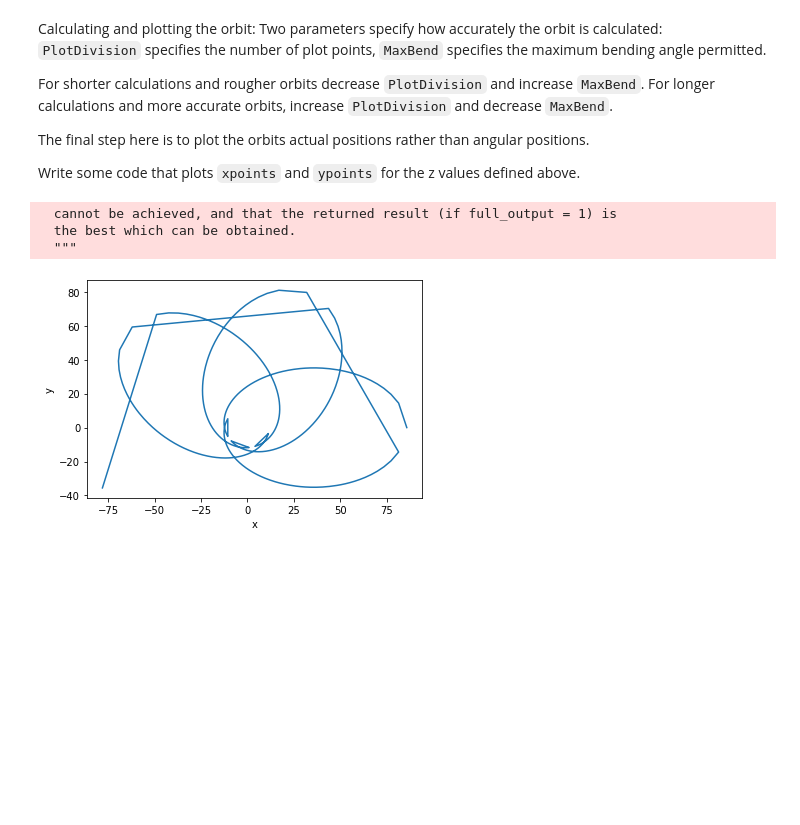
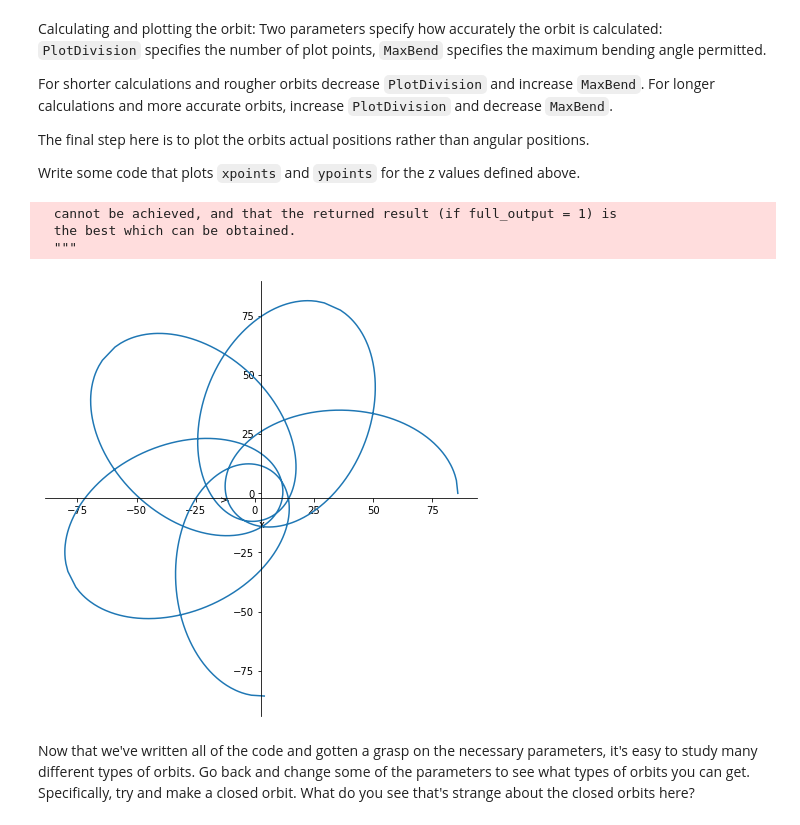
Before and after one commit to wentmich/mmss, a Jupyter notebook: schorbits.ipynb, the cells around one changed output. Saved outputs shown, nothing was run; the diff lists cells and outputs as text; code cells hidden in the pictures; blank space fills up the shorter version.

Commit message:
Fixing orbits in schorbits.ipynb

```diff
--- a/schorbits.ipynb
+++ b/schorbits.ipynb
@@ -453,14 +336,25 @@ yvals = np.zeros(np.shape(zvals))
 for i in range(np.size(zvals)):
     xvals[i] = xpoints(zvals[i])
     yvals[i] = ypoints(zvals[i])
-
-plt.plot(xvals, yvals)
-#plt.axes().set_aspect('equal')
-plt.xlabel('x')
-plt.ylabel('y')
-plt.show()
 # %% [output]
   cannot be achieved, and that the returned result (if full_output = 1) is
   the best which can be obtained.
   """
-[figure, removed]
+# %%
+fig = plt.figure(figsize=(8, 8))
+ax = fig.add_subplot(1, 1, 1)
+
+ax.spines['left'].set_position('center')
+ax.spines['bottom'].set_position('center')
+ax.spines['right'].set_color('none')
+ax.spines['top'].set_color('none')
+
+plt.plot(xvals, yvals)
+plt.axes().set_aspect('equal')
+plt.xlabel('x')
+plt.ylabel('y')
+plt.show()
+# %% [output]
+[figure, added]
+# %% [markdown]
+Now that we've written all of the code and gotten a grasp on the necessary parameters, it's easy to study many different types of orbits. Go back and change some of the parameters to see what types of orbits you can get. Specifically, try and make a closed orbit. What do you see that's strange about the closed orbits here?
```
Also changed, not shown: parts of 12 cells of this notebook.
